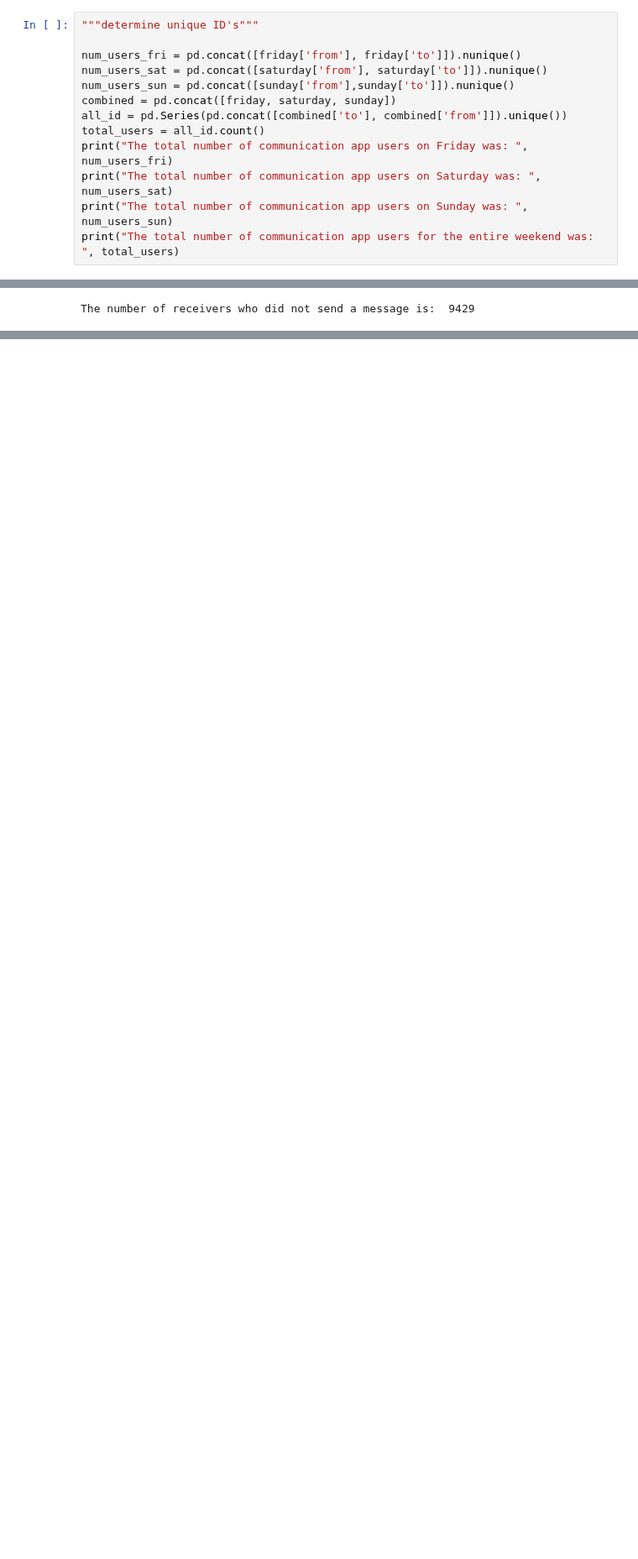
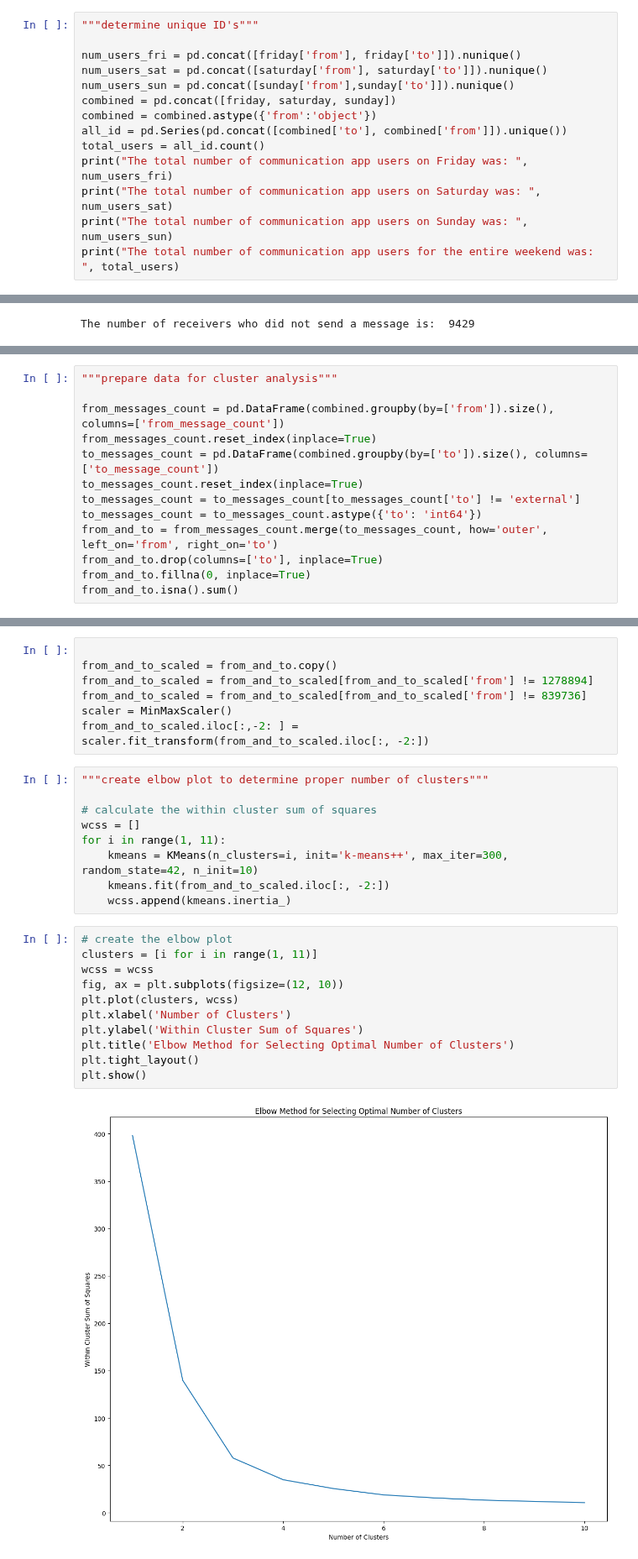
Before and after one commit to benkarabinus/nerdy_data_stuff, a Jupyter notebook: DU/COMP4449/FinalProject/Notebooks/FinalProjectEDA.ipynb, the cells around one changed output, grey strips where cells are left out. Shown at 84% size. Saved outputs shown, nothing was run; the diff lists cells and outputs as text; blank space fills up the shorter version.

```diff
--- a/DU/COMP4449/FinalProject/Notebooks/FinalProjectEDA.ipynb
+++ b/DU/COMP4449/FinalProject/Notebooks/FinalProjectEDA.ipynb
@@ -318,6 +324,7 @@ num_users_fri = pd.concat([friday['from'], friday['to']]).nunique()
 num_users_sat = pd.concat([saturday['from'], saturday['to']]).nunique()
 num_users_sun = pd.concat([sunday['from'],sunday['to']]).nunique()
 combined = pd.concat([friday, saturday, sunday])
+combined = combined.astype({'from':'object'})
 all_id = pd.Series(pd.concat([combined['to'], combined['from']]).unique())
 total_users = all_id.count()
 print("The total number of communication app users on Friday was: ", num_users_fri)
@@ -483,0 +506,13 @@ comm_sizes
+# %%
+"""prepare data for cluster analysis"""
+
+from_messages_count = pd.DataFrame(combined.groupby(by=['from']).size(), columns=['from_message_count'])
+from_messages_count.reset_index(inplace=True)
+to_messages_count = pd.DataFrame(combined.groupby(by=['to']).size(), columns=['to_message_count'])
+to_messages_count.reset_index(inplace=True)
+to_messages_count = to_messages_count[to_messages_count['to'] != 'external']
+to_messages_count = to_messages_count.astype({'to': 'int64'})
+from_and_to = from_messages_count.merge(to_messages_count, how='outer', left_on='from', right_on='to')
+from_and_to.drop(columns=['to'], inplace=True)
+from_and_to.fillna(0, inplace=True)
+from_and_to.isna().sum()
@@ -483,0 +531,29 @@ comm_sizes
+# %%
+
+from_and_to_scaled = from_and_to.copy()
+from_and_to_scaled = from_and_to_scaled[from_and_to_scaled['from'] != 1278894]
+from_and_to_scaled = from_and_to_scaled[from_and_to_scaled['from'] != 839736]
+scaler = MinMaxScaler()
+from_and_to_scaled.iloc[:,-2: ] = scaler.fit_transform(from_and_to_scaled.iloc[:, -2:])
+# %%
+"""create elbow plot to determine proper number of clusters"""
+
+# calculate the within cluster sum of squares
+wcss = []
+for i in range(1, 11):
+    kmeans = KMeans(n_clusters=i, init='k-means++', max_iter=300, random_state=42, n_init=10)
+    kmeans.fit(from_and_to_scaled.iloc[:, -2:])
+    wcss.append(kmeans.inertia_)
+# %%
+# create the elbow plot
+clusters = [i for i in range(1, 11)]
+wcss = wcss
+fig, ax = plt.subplots(figsize=(12, 10))
+plt.plot(clusters, wcss)
+plt.xlabel('Number of Clusters')
+plt.ylabel('Within Cluster Sum of Squares')
+plt.title('Elbow Method for Selecting Optimal Number of Clusters')
+plt.tight_layout()
+plt.show()
+# %% [output]
+[figure, added]
```
Also changed, not shown: parts of 30 cells of this notebook.
